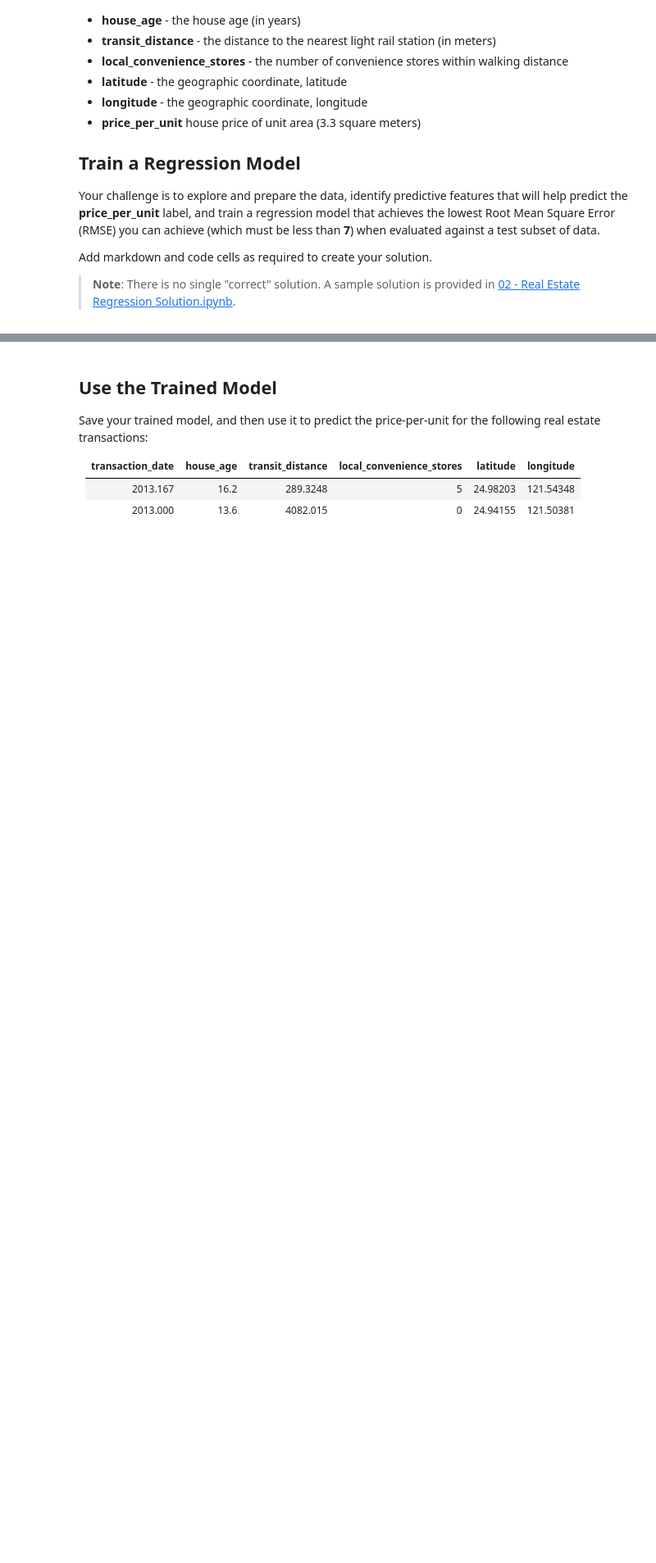
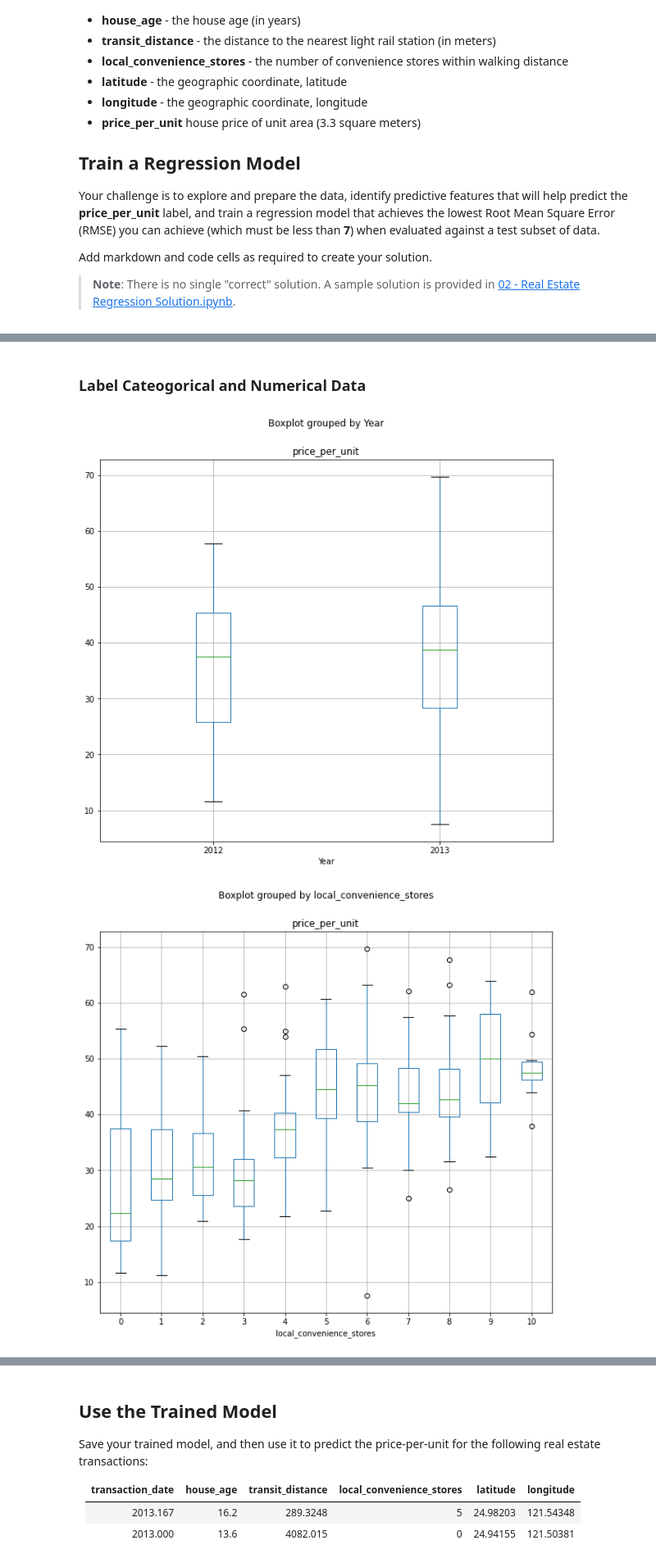
Before and after one commit to MicrosoftDocs/ml-basics, a Jupyter notebook: challenges/02 - Real Estate Regression Challenge.ipynb, the cells around one changed output, grey strips where cells are left out. Shown at 82% size. Saved outputs shown, nothing was run; the diff lists cells and outputs as text; code cells hidden in the pictures; blank space fills up the shorter version.

```diff
--- a/challenges/02 - Real Estate Regression Challenge.ipynb
+++ b/challenges/02 - Real Estate Regression Challenge.ipynb
@@ -42,0 +120,12 @@ Add markdown and code cells as required to create your solution.
+# %% [markdown]
+### Label Cateogorical and Numerical Data
+# %%
+#From the plots above, Year and local_convenience_stores are categorical
+for col in data[['Year','local_convenience_stores']]:
+    fig = plt.figure(figsize=(10,9))
+    ax = fig.gca()
+    data.boxplot(column = 'price_per_unit', by=col, ax=ax)
+plt.show()
+# %% [output]
+[figure, added]
+[figure, added]
```
Also changed, not shown: parts of 11 cells of this notebook, 2 other files.
